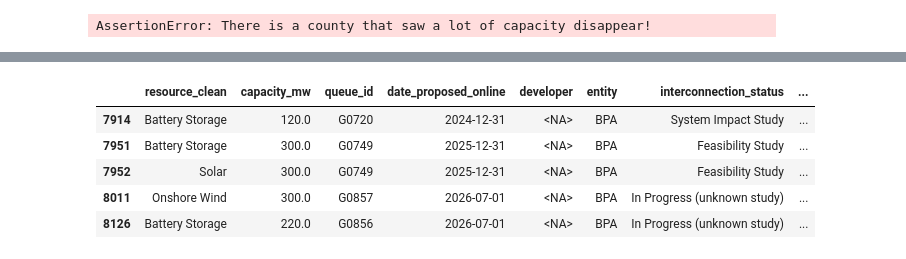
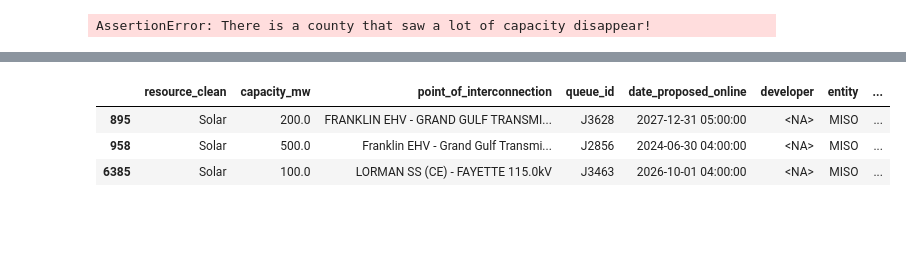
Before and after one commit to deployment-gap-model-education-fund/deployment-gap-model, a Jupyter notebook: notebooks/data_updates/gridstatus/quarterly_update.ipynb, the cells around one changed output, grey strips where cells are left out. Cells and saved outputs as stored; diff of their text form; code cells hidden in the pictures; blank space fills up the shorter version.

```diff
--- a/notebooks/data_updates/gridstatus/quarterly_update.ipynb
+++ b/notebooks/data_updates/gridstatus/quarterly_update.ipynb
@@ -626,10 +730,8 @@ old_counties_without_data_in_update[["county", "state", "renewable_and_battery_p
 # %%
 # look at the projects that disappear in these counties
-old_iso_projects_long_format[old_iso_projects_long_format.county == "Powell"][["resource_clean", "capacity_mw", "queue_id", "date_proposed_online", "developer", "entity", "interconnection_status", "project_name", "queue_status", "iso_region", "is_nearly_certain", "is_actionable"]]
+old_iso_projects_long_format[(old_iso_projects_long_format.county == "Jefferson") & (old_iso_projects_long_format.state == "Mississippi")][["resource_clean", "capacity_mw", "point_of_interconnection", "queue_id", "date_proposed_online", "developer", "entity", "interconnection_status", "project_name", "queue_status", "iso_region", "is_nearly_certain", "is_actionable"]]
 # %% [output]
-|  | resource_clean | capacity_mw | queue_id | date_proposed_online | developer | entity | interconnection_status | ... |
-| 7914 | Battery Storage | 120.0 | G0720 | 2024-12-31 | <NA> | BPA | System Impact Study | ... |
-| 7951 | Battery Storage | 300.0 | G0749 | 2025-12-31 | <NA> | BPA | Feasibility Study | ... |
-| 7952 | Solar | 300.0 | G0749 | 2025-12-31 | <NA> | BPA | Feasibility Study | ... |
-| 8011 | Onshore Wind | 300.0 | G0857 | 2026-07-01 | <NA> | BPA | In Progress (unknown study) | ... |
-| 8126 | Battery Storage | 220.0 | G0856 | 2026-07-01 | <NA> | BPA | In Progress (unknown study) | ... |
+|  | resource_clean | capacity_mw | point_of_interconnection | queue_id | date_proposed_online | developer | entity | ... |
+| 895 | Solar | 200.0 | FRANKLIN EHV - GRAND GULF TRANSMI... | J3628 | 2027-12-31 05:00:00 | <NA> | MISO | ... |
+| 958 | Solar | 500.0 | Franklin EHV - Grand Gulf Transmi... | J2856 | 2024-06-30 04:00:00 | <NA> | MISO | ... |
+| 6385 | Solar | 100.0 | LORMAN SS (CE) - FAYETTE 115.0kV | J3463 | 2026-10-01 04:00:00 | <NA> | MISO | ... |
```
Also changed, not shown: parts of 30 cells of this notebook, 2 other files.
